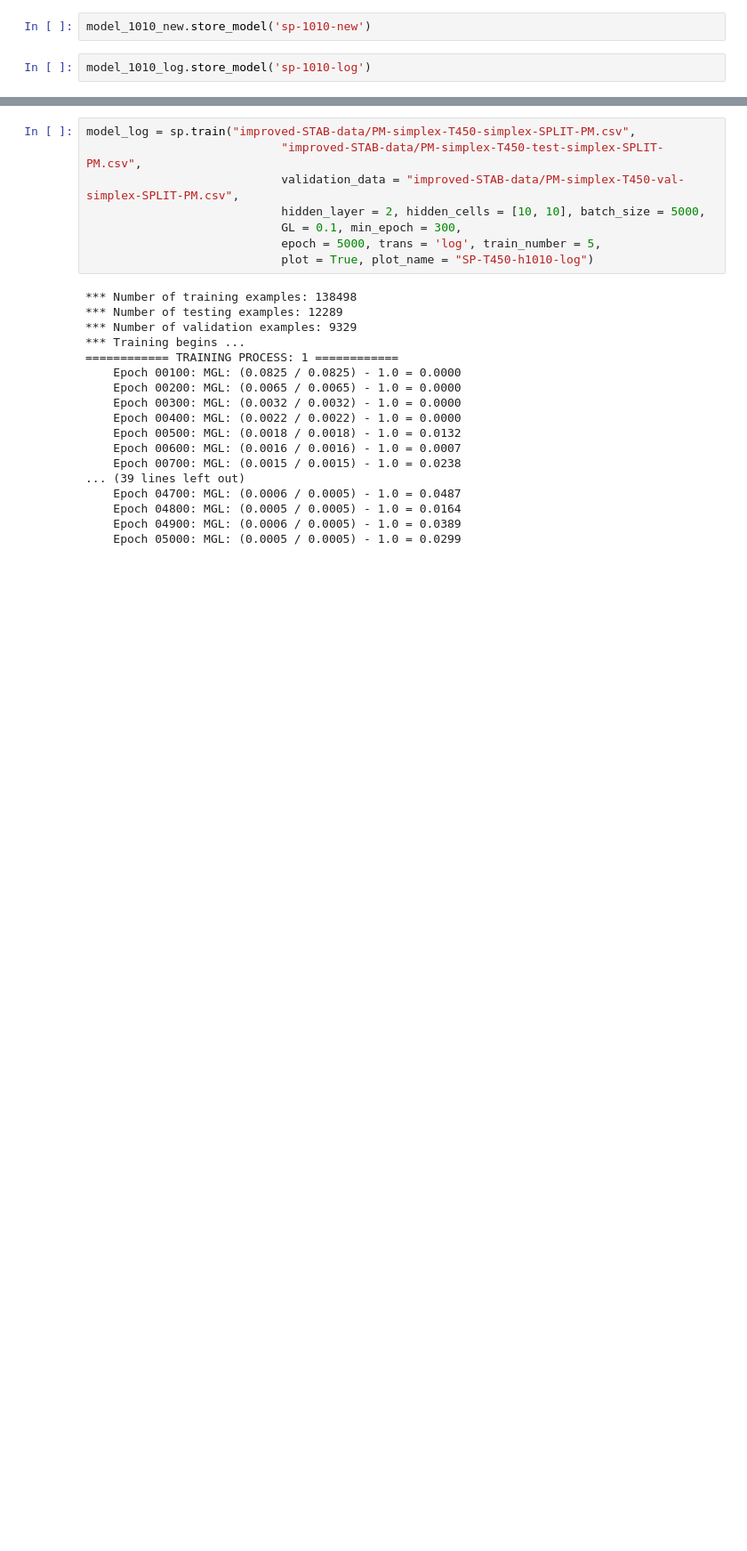
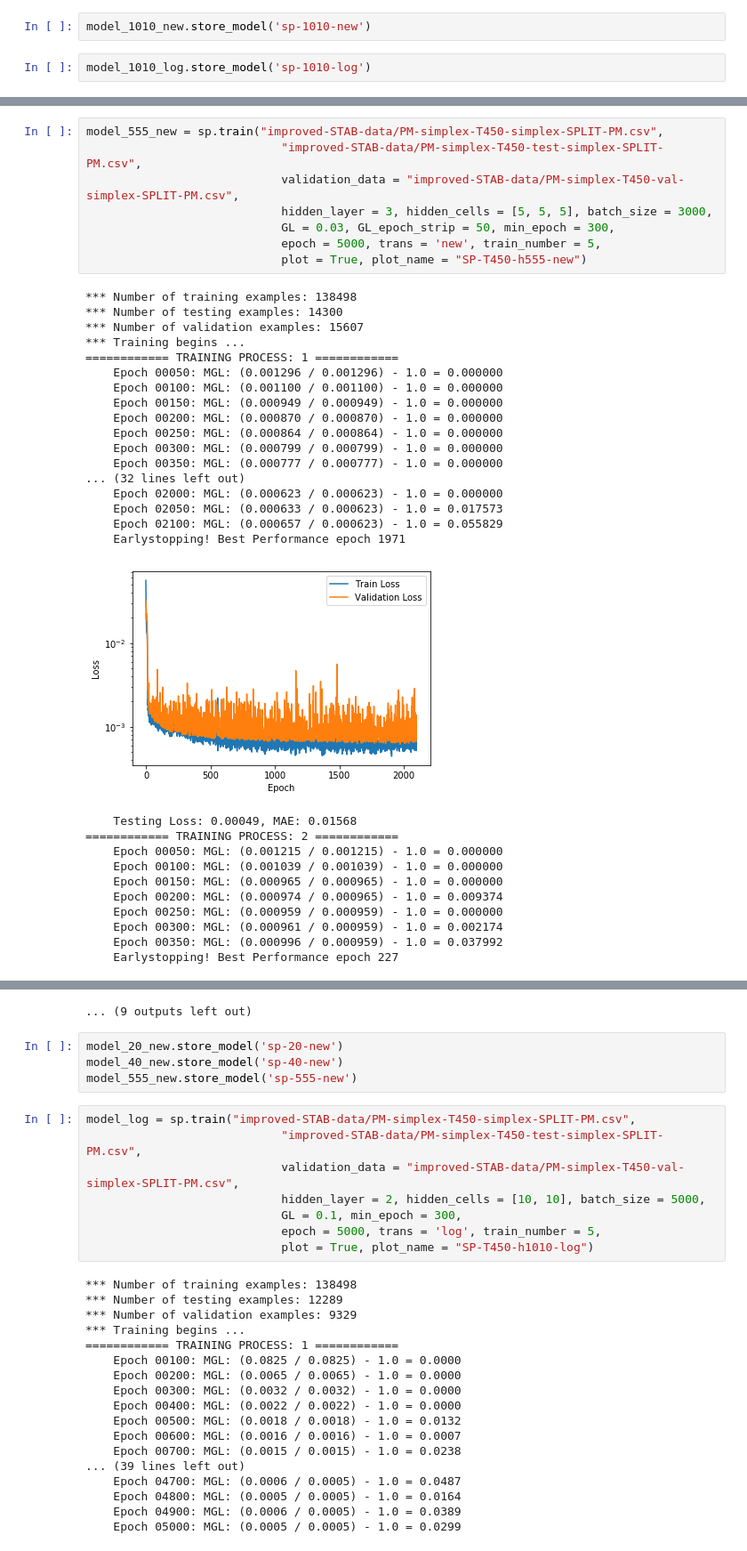
Before and after one commit to Arsennnic/ANN-FC-2.0, a Jupyter notebook: train_split.ipynb, the cells around one changed output, grey strips where cells are left out. Shown at 89% size. Cells and saved outputs as stored; diff of their text form; blank space fills up the shorter version.

```diff
--- a/train_split.ipynb
+++ b/train_split.ipynb
@@ -513 +517,38 @@ Time cost: 2610.455450 seconds
 ... (9 outputs left out)
+# %%
+model_555_new = sp.train("improved-STAB-data/PM-simplex-T450-simplex-SPLIT-PM.csv",
+                            "improved-STAB-data/PM-simplex-T450-test-simplex-SPLIT-PM.csv",
+                            validation_data = "improved-STAB-data/PM-simplex-T450-val-simplex-SPLIT-PM.csv",
+                            hidden_layer = 3, hidden_cells = [5, 5, 5], batch_size = 3000,
+                            GL = 0.03, GL_epoch_strip = 50, min_epoch = 300,
+                            epoch = 5000, trans = 'new', train_number = 5,
+                            plot = True, plot_name = "SP-T450-h555-new")
+# %% [output]
+*** Number of training examples: 138498
+*** Number of testing examples: 14300
+*** Number of validation examples: 15607
+*** Training begins ...
+============ TRAINING PROCESS: 1 ============
+    Epoch 00050: MGL: (0.001296 / 0.001296) - 1.0 = 0.000000
+    Epoch 00100: MGL: (0.001100 / 0.001100) - 1.0 = 0.000000
+    Epoch 00150: MGL: (0.000949 / 0.000949) - 1.0 = 0.000000
+    Epoch 00200: MGL: (0.000870 / 0.000870) - 1.0 = 0.000000
+    Epoch 00250: MGL: (0.000864 / 0.000864) - 1.0 = 0.000000
+    Epoch 00300: MGL: (0.000799 / 0.000799) - 1.0 = 0.000000
+    Epoch 00350: MGL: (0.000777 / 0.000777) - 1.0 = 0.000000
+... (32 lines left out)
+    Epoch 02000: MGL: (0.000623 / 0.000623) - 1.0 = 0.000000
+    Epoch 02050: MGL: (0.000633 / 0.000623) - 1.0 = 0.017573
+    Epoch 02100: MGL: (0.000657 / 0.000623) - 1.0 = 0.055829
+    Earlystopping! Best Performance epoch 1971
+[figure, added]
+    Testing Loss: 0.00049, MAE: 0.01568
+============ TRAINING PROCESS: 2 ============
+    Epoch 00050: MGL: (0.001215 / 0.001215) - 1.0 = 0.000000
+    Epoch 00100: MGL: (0.001039 / 0.001039) - 1.0 = 0.000000
+    Epoch 00150: MGL: (0.000965 / 0.000965) - 1.0 = 0.000000
+    Epoch 00200: MGL: (0.000974 / 0.000965) - 1.0 = 0.009374
+    Epoch 00250: MGL: (0.000959 / 0.000959) - 1.0 = 0.000000
+    Epoch 00300: MGL: (0.000961 / 0.000959) - 1.0 = 0.002174
+    Epoch 00350: MGL: (0.000996 / 0.000959) - 1.0 = 0.037992
+    Earlystopping! Best Performance epoch 227
@@ -514,3 +613,8 @@ Time cost: 2610.455450 seconds
+... (9 outputs left out)
+# %%
+model_20_new.store_model('sp-20-new')
+model_40_new.store_model('sp-40-new')
+model_555_new.store_model('sp-555-new')
 # %%
 model_log = sp.train("improved-STAB-data/PM-simplex-T450-simplex-SPLIT-PM.csv",
                             "improved-STAB-data/PM-simplex-T450-test-simplex-SPLIT-PM.csv",
```
Also changed, not shown: parts of 5 cells of this notebook, 3 other files.
